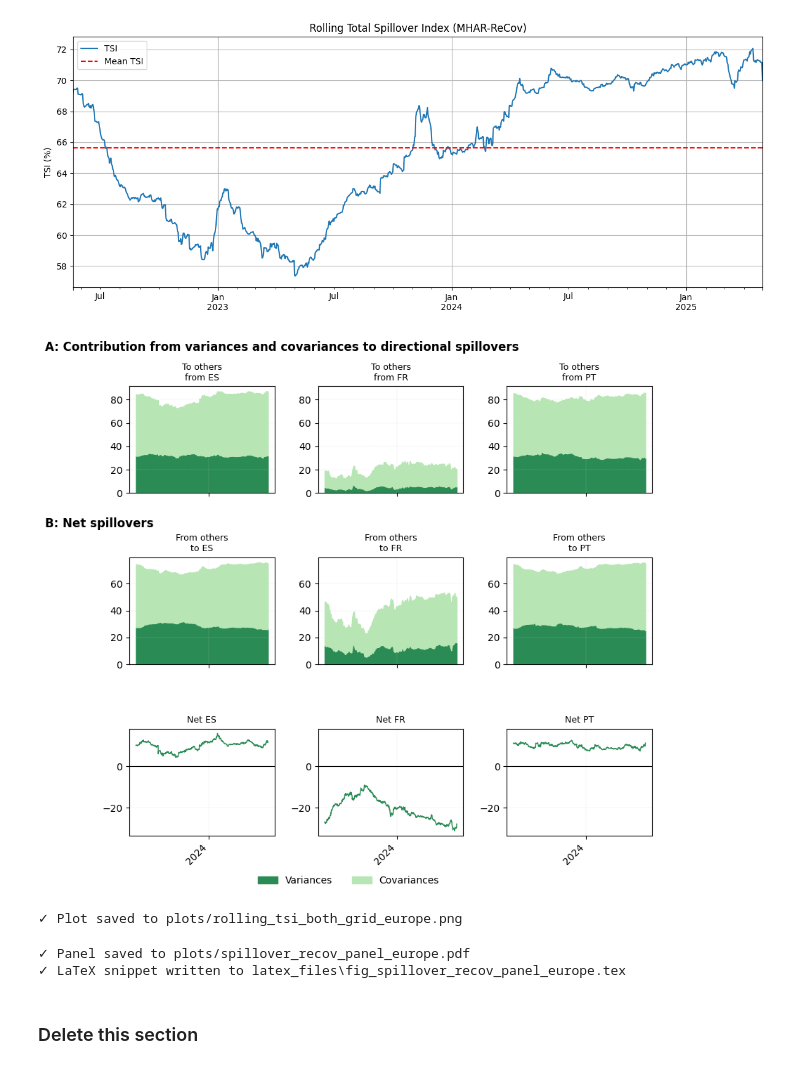
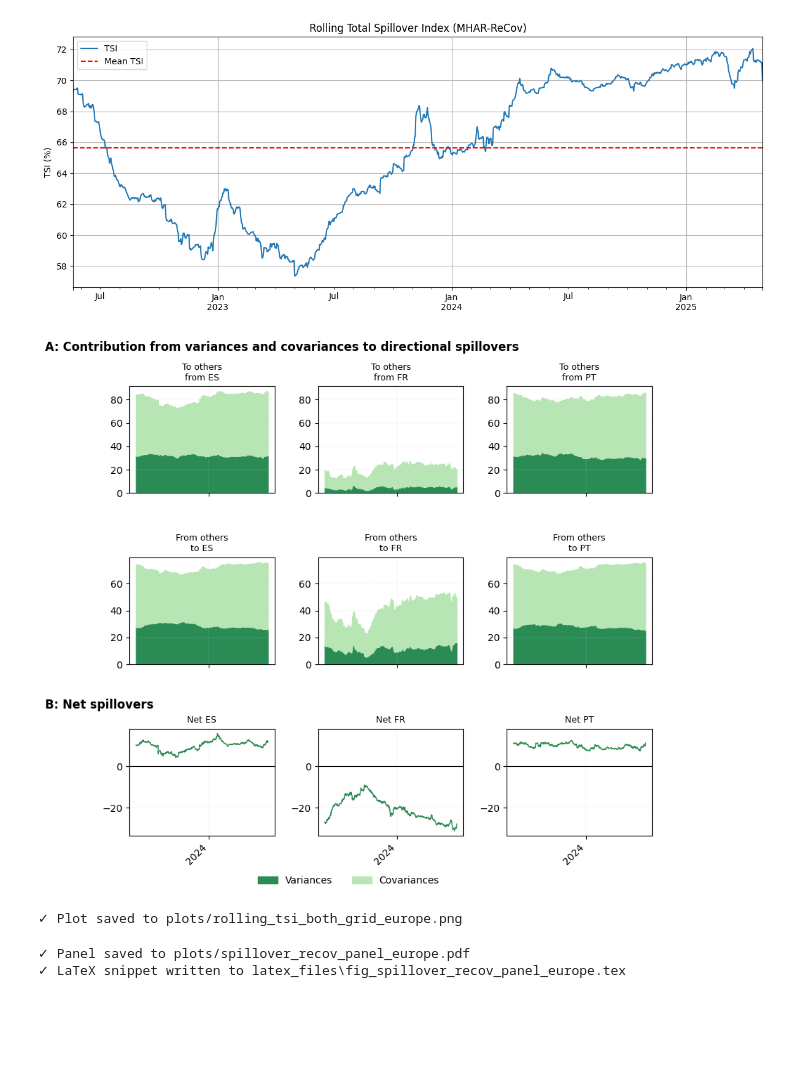
Before and after one commit to franrolotti/volatility-spillovers-methodology, a Jupyter notebook: 04_volatility_spillovers_var_covar_MHAR.ipynb, the cells around one changed output. Cells and saved outputs as stored; diff of their text form; code cells hidden in the pictures; blank space fills up the shorter version.

```diff
--- a/04_volatility_spillovers_var_covar_MHAR.ipynb
+++ b/04_volatility_spillovers_var_covar_MHAR.ipynb
@@ -597,9 +595,8 @@ net_tot_df          = panel["NET_TOT"]
 markets_raw  = to_var.columns.tolist()
 markets_disp = [m.upper() for m in markets_raw]
 # %%
-
+markets = markets_raw
 # layout
-
 n_mk      = len(markets)
 col_chunk = len(markets)
 n_bands   = math.ceil(n_mk / col_chunk)
@@ -664,35 +661,37 @@ for i, (raw, disp) in enumerate(zip(markets_raw, markets_disp)):
 
 
 for ax in axes.flat:
     ax.tick_params(axis="y", labelleft=True)
 
 # ── global legend & headings ──────────────────────────────────────────
 fig.legend([plt.Rectangle((0,0),1,1,color=col_var),
             plt.Rectangle((0,0),1,1,color=col_cov)],
            ["Variances", "Covariances"],
            ncol=2, loc="lower center", frameon=False)
 
 fig.text(0.00, 0.98,                           # A-header: a hair lower
          "A: Contribution from variances and covariances to directional spillovers",
          ha="left", va="top", fontsize=12, fontweight="bold")
 
-fig.text(0.00, (3*n_bands-1)/(3*n_bands),      # B-header lower
+row_bottom_ax = axes[3*n_bands - 1, 0]
+y_pos = row_bottom_ax.get_position().y1 + 0.05
+fig.text(0.00, y_pos,
          "B: Net spillovers",
          ha="left", va="top", fontsize=12, fontweight="bold")
 
 # final layout – a touch more top / bottom padding
 plt.subplots_adjust(top=0.90, bottom=0.10)
 plt.show()
 
 
 # save
 os.makedirs("plots", exist_ok=True)
 out_file = f"plots/rolling_tsi_both_grid_{option_selector.value}.png"
 fig.savefig(out_file, dpi=300, transparent=True)
 plt.show()
 print(f"✓ Plot saved to {out_file}")
 # %% [output]
-[figure, old version]
+[figure, new version]
 ✓ Plot saved to plots/rolling_tsi_both_grid_europe.png
 # %%
 # ────────────────────────────────────────────────────────────
@@ -731,5 +730,3 @@ print(f"✓ LaTeX snippet written to {tex_path}")
 # %% [output]
 ✓ Panel saved to plots/spillover_recov_panel_europe.pdf
 ✓ LaTeX snippet written to latex_files\fig_spillover_recov_panel_europe.tex
-# %% [markdown]
-### Delete this section
```
Also changed, not shown: parts of 3 cells of this notebook.
